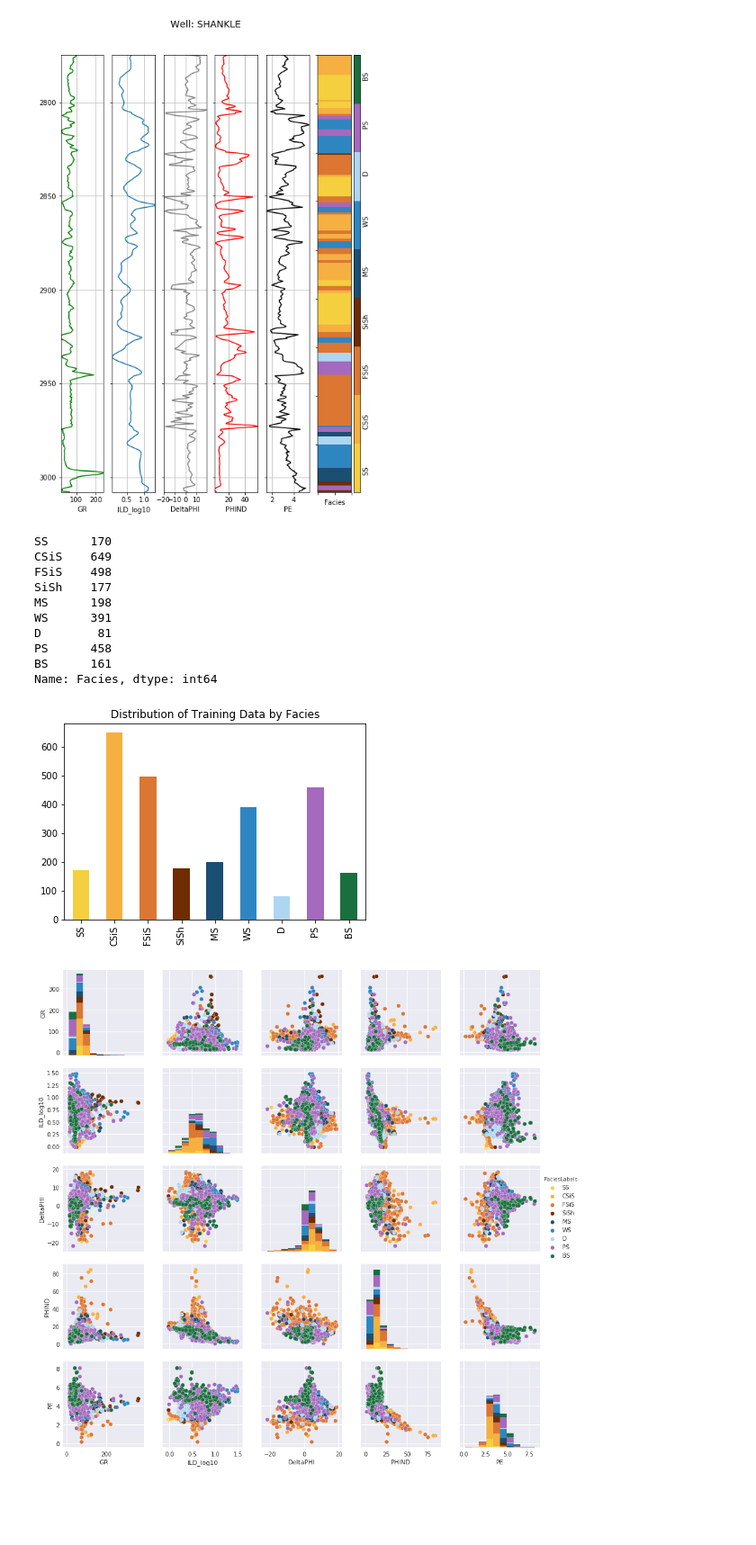
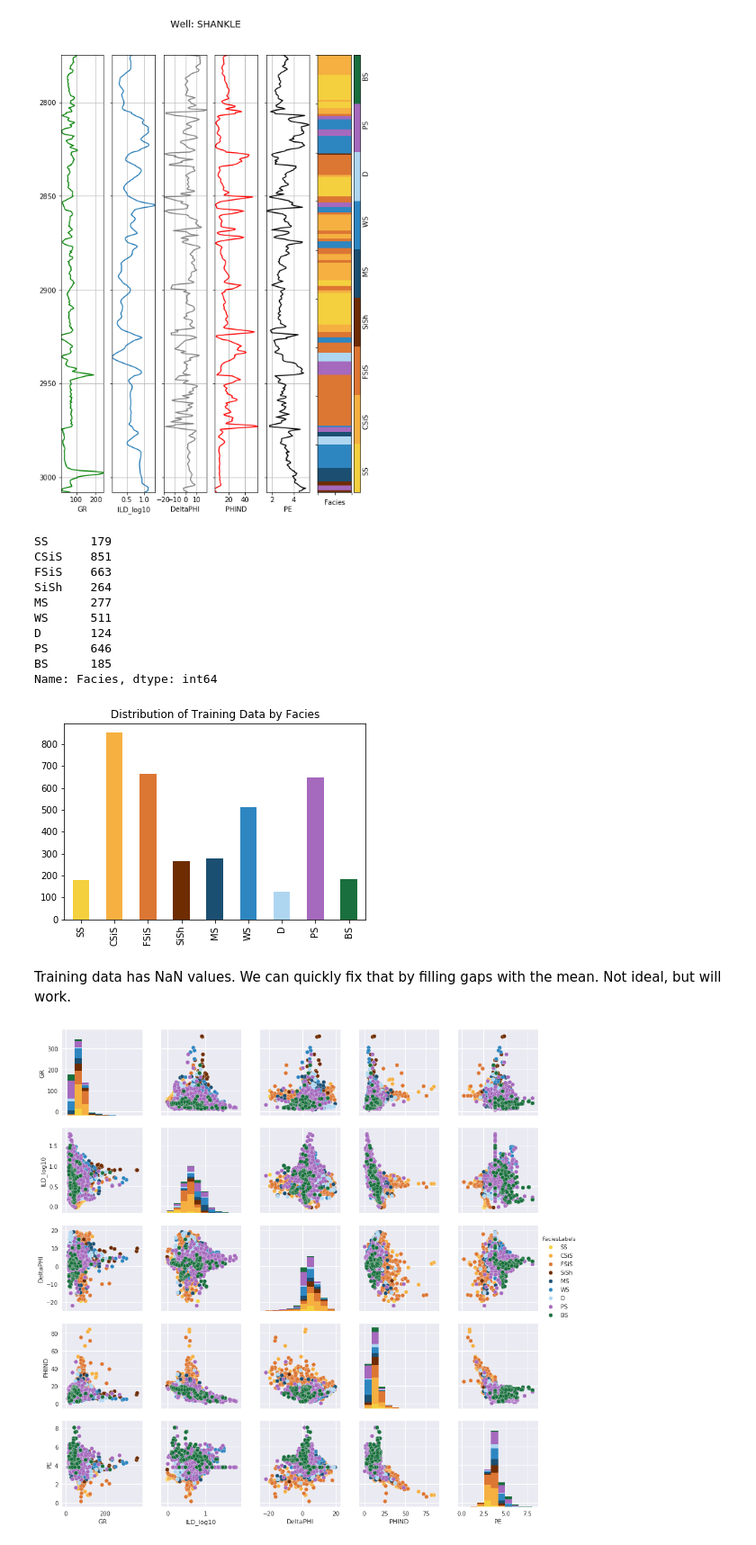
Before and after one commit to tasansal/logfacies, a Jupyter notebook: logfacies.ipynb, the cells around one changed output. Shown at 90% size. Cells and saved outputs as stored; diff of their text form; code cells hidden in the pictures; blank space fills up the shorter version.

```diff
--- a/logfacies.ipynb
+++ b/logfacies.ipynb
@@ -135,9 +135,6 @@ Training will be done with 9 wells:
   - CHURCHMAN BIBLE
 [figure]
 # %%
-PE_mask = training_data['PE'].notnull().values
-training_data = training_data[PE_mask]
-
 #count the number of unique entries for each facies, sort them by
 #facies number (instead of by number of entries)
 facies_counts = training_data['Facies'].value_counts().sort_index()
@@ -149,30 +146,42 @@ fig = facies_counts.plot(kind='bar',color=FACIES_COLORS,
 
 facies_counts
 # %% [output]
-SS      170
-CSiS    649
-FSiS    498
-SiSh    177
-MS      198
-WS      391
-D        81
-PS      458
-BS      161
+SS      179
+CSiS    851
+FSiS    663
+SiSh    264
+MS      277
+WS      511
+D       124
+PS      646
+BS      185
 Name: Facies, dtype: int64
-[figure, old version]
+[figure, new version]
+# %% [markdown]
+Training data has NaN values. We can quickly fix that by filling gaps with the mean. Not ideal, but will work.
+# %%
+PE_vals = training_data[['GR', 'PE']]
+
+# Fill missing PE values with mean
+imputer = Imputer(missing_values='NaN', strategy='mean', axis=0)
+imputer.fit(PE_vals)
+PE_vals = imputer.transform(PE_vals)
+
+# Put it back to dataframe
+training_data['PE'] = PE_vals[:, 1]
 # %%
 #save plot display settings to change back to when done plotting with seaborn
 inline_rc = dict(rcParams)
 
 sns.set()
-sns.pairplot(training_data.drop(['Facies','Formation','Depth','NM_M','RELPOS'],axis=1),
+sns.pairplot(training_data.drop(labels=['Facies','Formation','Depth','NM_M','RELPOS'], axis=1),
              hue='FaciesLabels', palette=FACIES_COLORS,
              hue_order=list(FACIES_LABELS.values()))
 
 #switch back to default matplotlib plot style
 rcParams.update(inline_rc)
 # %% [output]
-[figure, old version]
+[figure, new version]
 # %%
 correct_facies_labels = training_data['Facies'].values
 
```
Also changed, not shown: parts of 3 cells of this notebook.
